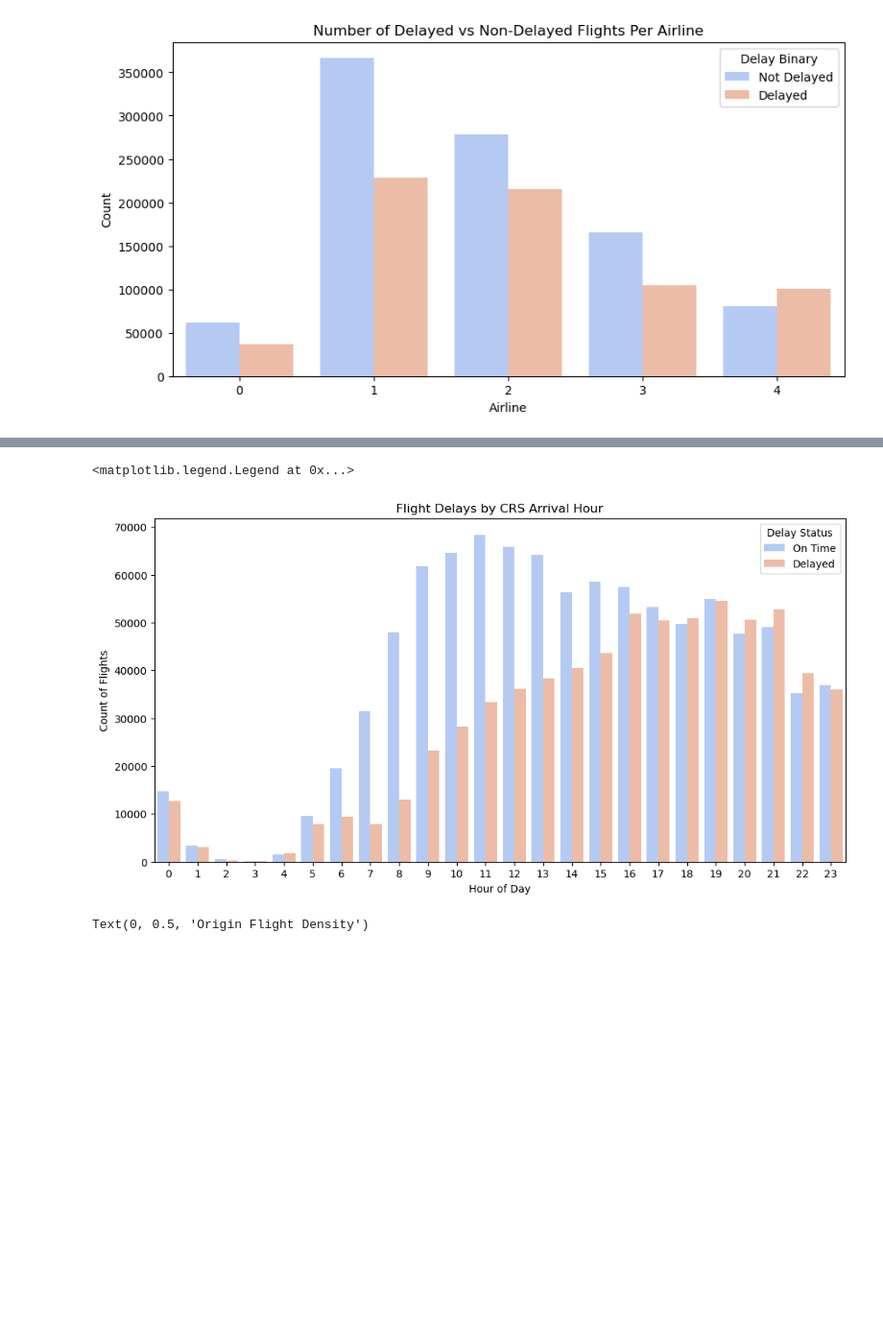
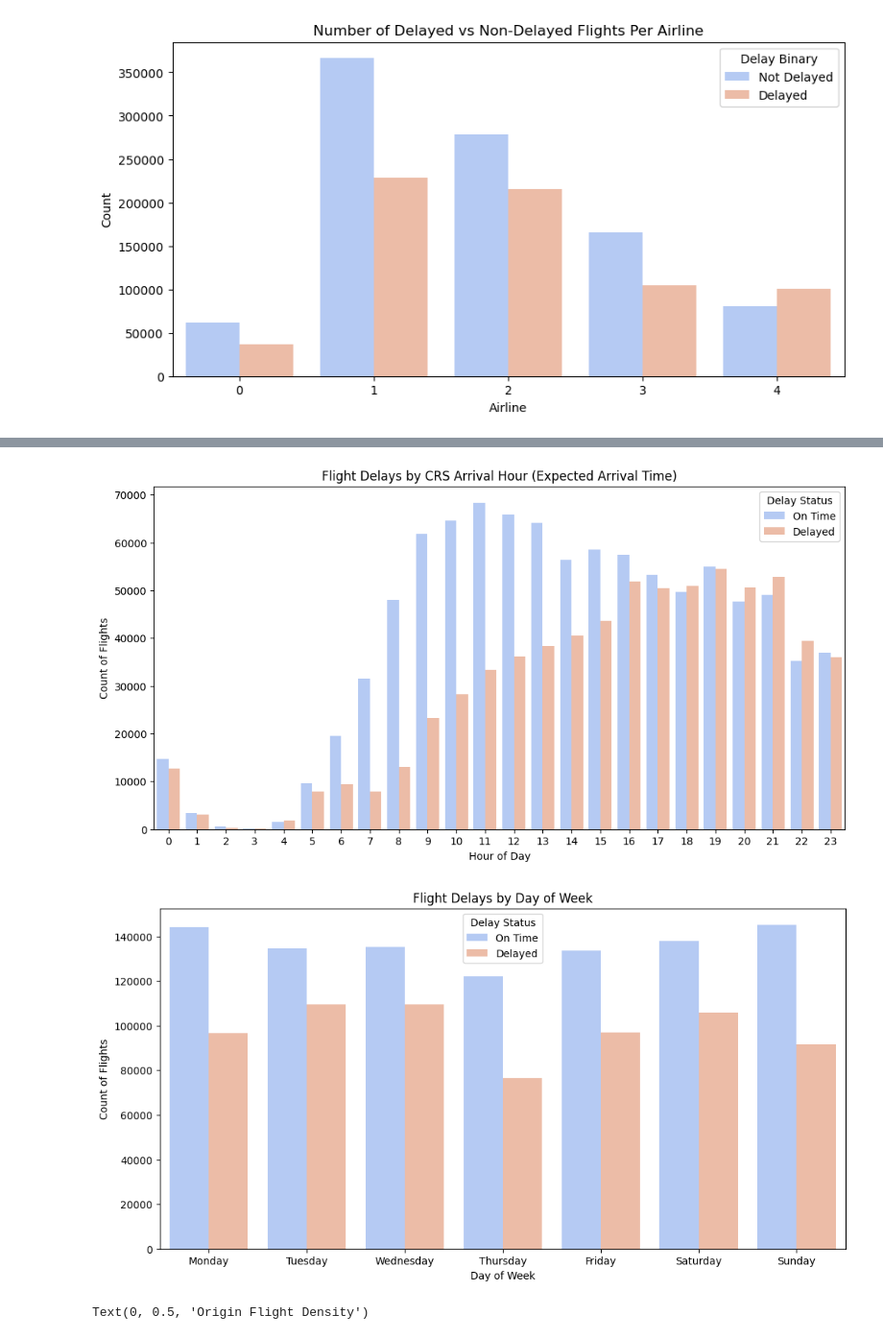
Before and after one commit to kyllan16693/flight-delay-prediction, a Jupyter notebook: eda.ipynb, the cells around one changed output, grey strips where cells are left out. Shown at 96% size. Cells and saved outputs as stored; diff of their text form; code cells hidden in the pictures; blank space fills up the shorter version.

```diff
--- a/eda.ipynb
+++ b/eda.ipynb
@@ -210,13 +230,35 @@ df_nums_copy['Hour'] = df_nums_copy['CRSArrTime'] // 100
 
 plt.figure(figsize=(12, 6))
 sns.countplot(x='Hour', hue='delay_binary', data=df_nums_copy, palette='coolwarm')
-plt.title('Flight Delays by CRS Arrival Hour')
+plt.title('Flight Delays by CRS Arrival Hour (Expected Arrival Time)')
 plt.xlabel('Hour of Day')
 plt.ylabel('Count of Flights')
 plt.legend(title='Delay Status', labels=['On Time', 'Delayed'])
+#plt.savefig('graphics/hourly_delays_arrival.png')
 # %% [output]
-<matplotlib.legend.Legend at 0x...>
-[figure, old version]
+[figure, new version]
+# %%
+#make the same plot but for day of week
+#make it the actual name of the day
+# Original: [1 2 3 4 5 6 7]
+# Converted: ['Monday' 'Tuesday' 'Wednesday' 'Thursday' 'Friday' 'Saturday' 'Sunday']
+days = df['DayOfWeek'].unique()
+day_names = ['Monday', 'Tuesday', 'Wednesday', 'Thursday', 'Friday', 'Saturday', 'Sunday']
+day_dict = dict(zip(days, day_names))
+
+df_nums_copy = df_nums.copy()
+df_nums_copy['DayOfWeek'] = df_nums_copy['DayOfWeek'].map(day_dict)
+
+
+plt.figure(figsize=(12, 6))
+sns.countplot(x='DayOfWeek', hue='delay_binary', data=df_nums_copy, palette='coolwarm')
+plt.title('Flight Delays by Day of Week')
+plt.xlabel('Day of Week')
+plt.ylabel('Count of Flights')
+plt.legend(title='Delay Status', labels=['On Time', 'Delayed'])
+#plt.savefig('graphics/delay_by_day_of_week.png')
+# %% [output]
+[figure, added]
 # %%
 plt.figure(figsize=(6, 4))
 sns.violinplot(x='delay_binary', y='OriginFlightDensity', data=df_nums, inner='quartile', palette='coolwarm')
```
Also changed, not shown: parts of 7 cells of this notebook, 4 other files.
